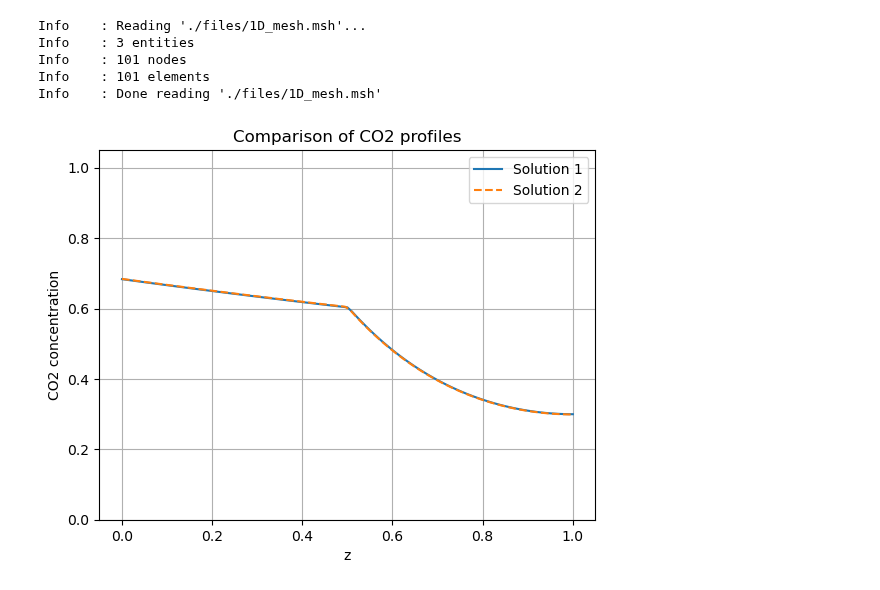
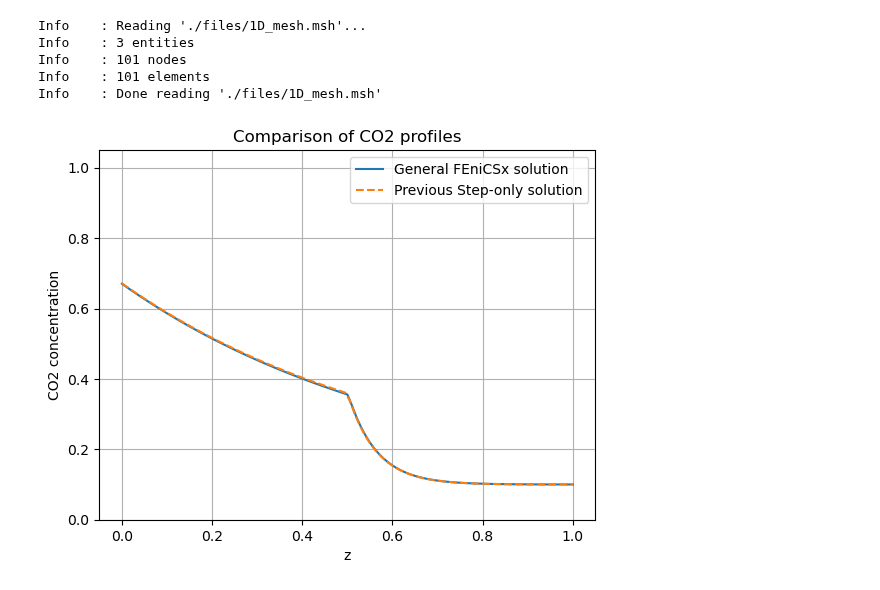
Before and after one commit to andreas-stillits/CarbonFixationModel1D, a Jupyter notebook: PNAS_REVIEW/codebase/playground.ipynb, the cells around one changed output. Cells and saved outputs as stored; diff of their text form; code cells hidden in the pictures.

```diff
--- a/PNAS_REVIEW/codebase/playground.ipynb
+++ b/PNAS_REVIEW/codebase/playground.ipynb
@@ -2,38 +2,39 @@
 import steady_solver as ss
 import matplotlib.pyplot as plt
 import sys
 sys.path.append("../../modules/")
 import leaf_model as lm
 
 def compare_solution(z1, c1, z2, c2):
-    plt.plot(z1, c1, label="Solution 1")
-    plt.plot(z2, c2, label="Solution 2", linestyle='dashed')
+    plt.plot(z1, c1, label="General FEniCSx solution")
+    plt.plot(z2, c2, label="Previous Step-only solution", linestyle='dashed')
     plt.xlabel("z")
     plt.ylabel("CO2 concentration")
     plt.title("Comparison of CO2 profiles")
     plt.legend()
     plt.grid()
     plt.ylim(0, 1.05)
     plt.show()
 
-tau, gamma, chi_ = 1, 1, 0.1
+tau, gamma, chi_ = 5, 5, 0.1
 rho = (0.1, 0.1, 0.5)
 epsilon = 0.001
 filename = "./files/run.bp"
 
 leaf = lm.Leaf(tau, gamma, chi_, rho=rho)
 domain, solution = leaf.calculate_steady_state_solution()
 
-delta_ = lambda z: ss.step_down(z, min=leaf.deltas.min(), max=leaf.deltas.max(), offset=1-leaf.rho[2], epsilon=epsilon)
-kappa_ = lambda z: ss.step_up(z, min=leaf.kappas.min(), max=leaf.kappas.max(), offset=1-leaf.rho[2], epsilon=epsilon)
+delta_ = lambda z: ss.step_down(z, min=leaf.deltas.min(), max=leaf.deltas.max(), offset=1-rho[2], epsilon=epsilon)
+kappa_ = lambda z: ss.step_up(z, min=leaf.kappas.min(), max=leaf.kappas.max(), offset=1-rho[2], epsilon=epsilon)
+meshcontext = ss.get_meshcontext('./files/1D_mesh.msh')
+ss.solver(meshcontext, tau, gamma, chi_, delta=delta_, kappa=kappa_, filename=filename, save=True)
+z, c = ss.extract_solution_from_file(filename)
 
-ss.solver(tau, gamma, chi_, delta=delta_, kappa=kappa_, filename=filename)
-z, c = ss.extract_solution(filename)
 compare_solution(z, c, domain, solution)
 # %% [output]
 Info    : Reading './files/1D_mesh.msh'...
 Info    : 3 entities
 Info    : 101 nodes
 Info    : 101 elements
 Info    : Done reading './files/1D_mesh.msh'
-[figure, old version]
+[figure, new version]
```
Also changed, not shown: parts of 1 cell of this notebook, 8 other files.
